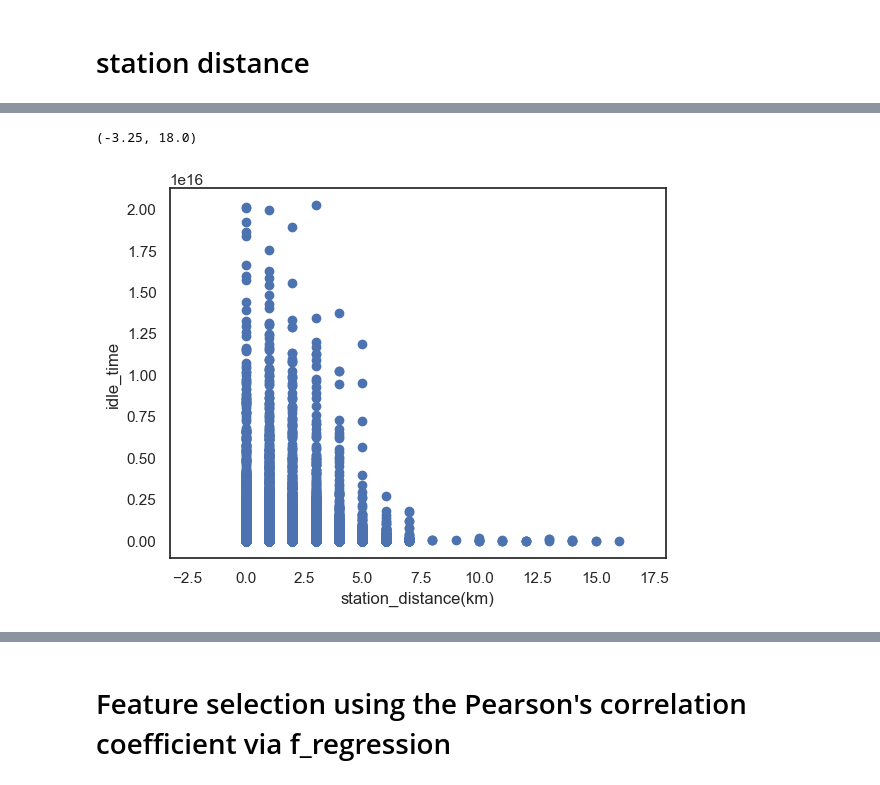
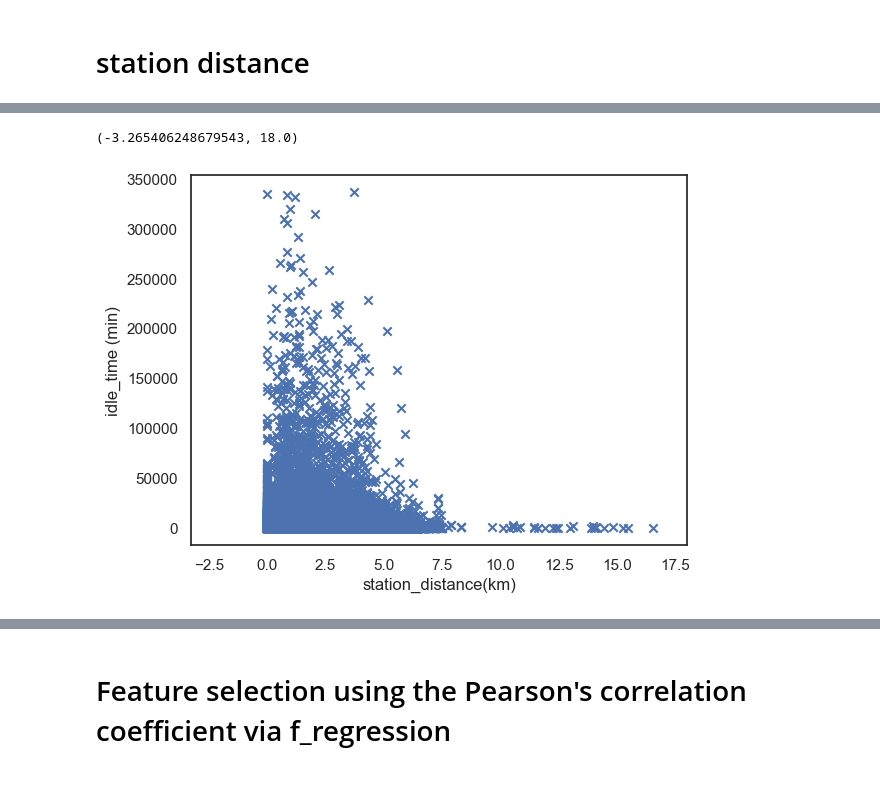
Before and after one commit to darebakdavca/Team_Project_DSML, a Jupyter notebook: Notebooks/4_Predictive_analysis.ipynb, the cells around one changed output, grey strips where cells are left out. Drawn from its saved outputs; the diff is of its cells as text; code cells hidden in the pictures.

```diff
--- a/Notebooks/4_Predictive_analysis.ipynb
+++ b/Notebooks/4_Predictive_analysis.ipynb
@@ -59,5 +59,3 @@ Data columns (total 34 columns):
  33  area_label                     1362601 non-null  int64
 dtypes: float64(18), int64(8), object(8)
 memory usage: 353.5+ MB
-# %%
-san_fran_df['station_distance'] = san_fran_df['station_distance'].astype(int)
@@ -319,10 +307,10 @@ Text(0, 0.5, 'idle_time')
 # %%
 x = san_fran_df_geo['station_distance']
-y = san_fran_df_geo['idle_time']
-plt.scatter(x, y)
+y = san_fran_df_geo['idle_time'].dt.total_seconds() / 60.0
+plt.scatter(x, y, marker='x')
 plt.xlabel('station_distance(km)')
-plt.ylabel('idle_time')
+plt.ylabel('idle_time (min)')
 plt.xlim(right=18)
 # %% [output]
-(-3.25, 18.0)
+(-3.265406248679543, 18.0)
-[figure, old version]
+[figure, new version]
```
Also changed, not shown: parts of 56 cells of this notebook.
